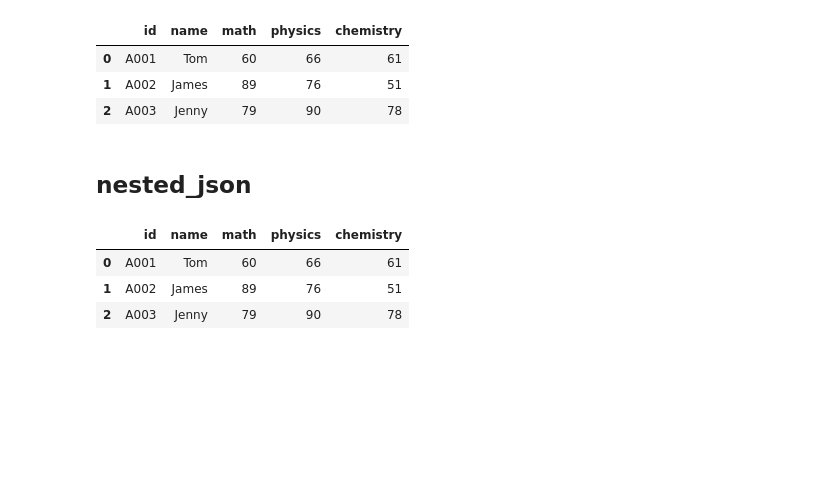
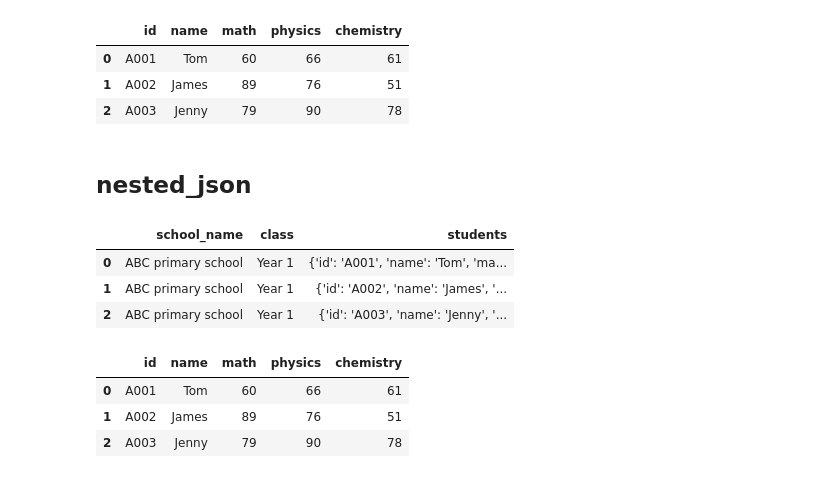
Before and after one commit to Luis-ramirez-r/predictive_maintenance, a Jupyter notebook: notebooks/Clase23.ipynb, the cells around one changed output. Saved outputs shown, nothing was run; the diff lists cells and outputs as text; code cells hidden in the pictures; blank space fills up the shorter version.

```diff
--- a/notebooks/Clase23.ipynb
+++ b/notebooks/Clase23.ipynb
@@ -289,6 +291,14 @@ df.head(10)
 | 2 | A003 | Jenny | 79 | 90 | 78 |
 # %% [markdown]
 ## nested_json
+# %%
+df_nested_list = pd.read_json('../data/other/nested_json.json')
+df_nested_list
+# %% [output]
+|  | school_name | class | students |
+| 0 | ABC primary school | Year 1 | {'id': 'A001', 'name': 'Tom', 'ma... |
+| 1 | ABC primary school | Year 1 | {'id': 'A002', 'name': 'James', '... |
+| 2 | ABC primary school | Year 1 | {'id': 'A003', 'name': 'Jenny', '... |
 # %%
 # Normalizar los datos
 with open('../data/other/nested_json.json','r') as f:
```
Also changed, not shown: parts of 1 cell of this notebook.
